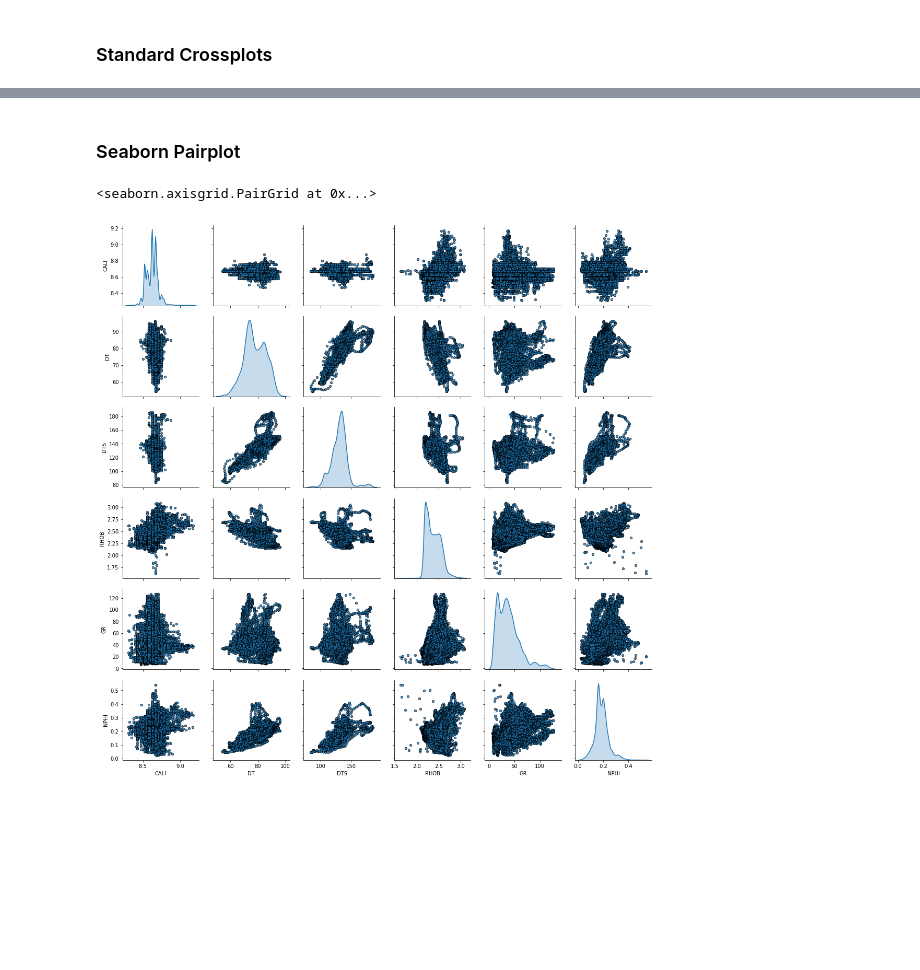
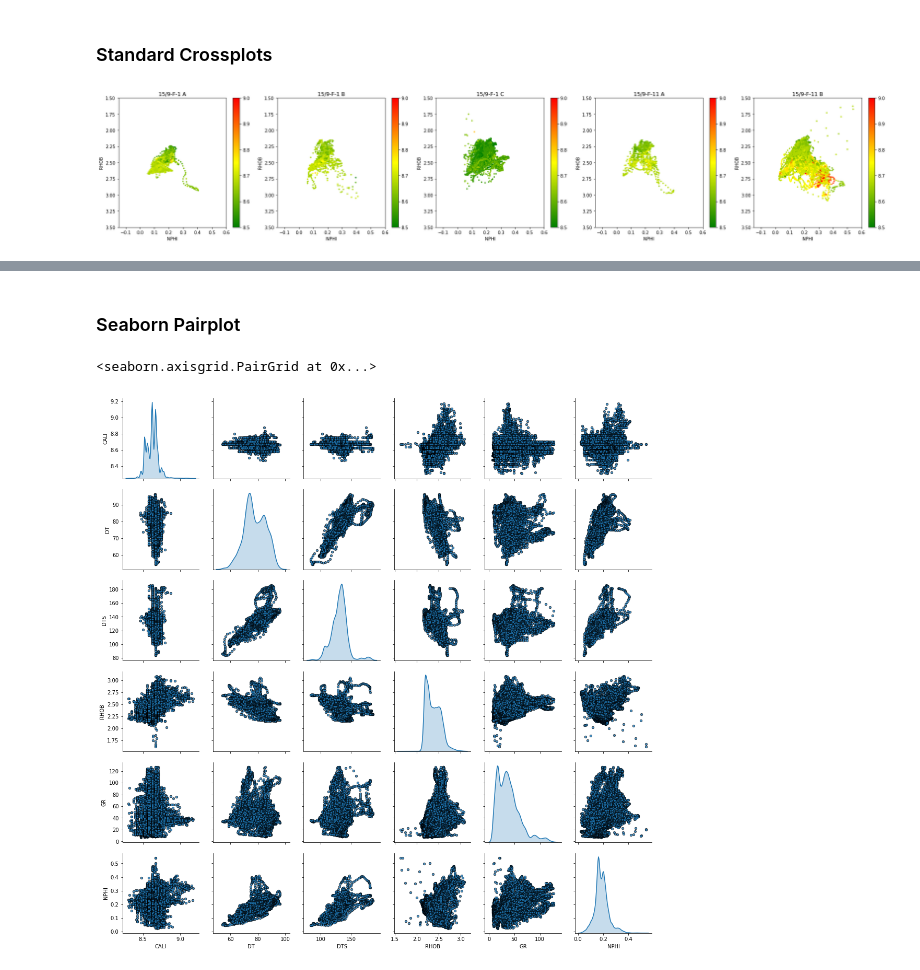
Before and after one commit to SPWLA-ORG/spwla2021_ml_workshop, a Jupyter notebook: 1.1 - Data Exploration.ipynb, the cells around one changed output, grey strips where cells are left out. Saved outputs shown, nothing was run; the diff lists cells and outputs as text; code cells hidden in the pictures; blank space fills up the shorter version.

```diff
--- a/1.1 - Data Exploration.ipynb
+++ b/1.1 - Data Exploration.ipynb
@@ -55,0 +116,24 @@ memory usage: 3.4+ MB
+# %%
+# Create Den Neu, Ac Den and Ac Neu Xplots
+import matplotlib
+def make_xplot(welldata, xvar, yvar,  color, rows=1, cols=1, xscale=[0,1], yscale=[0,1], vmin=0, vmax=1):
+    fig, axs = plt.subplots(rows, cols, figsize=(25,5))
+    cmap = matplotlib.colors.LinearSegmentedColormap.from_list("", ["green","yellow","red"])
+
+    for (name, welldata), ax in zip(grouped, axs.flat):
+        sc = ax.scatter(x=xvar, y=yvar, data=welldata, s=5, c=color, vmin=vmin, vmax=vmax, cmap=cmap)
+#         sns.scatterplot(x=xvar, y=yvar, data=welldata, hue=color, ax=ax, legend=False, palette="viridis")
+
+        ax.set_ylim(yscale[0], yscale[1])
+        ax.set_xlim(xscale[0], xscale[1])
+        ax.set_ylabel(yvar)
+        ax.set_xlabel(xvar)
+        ax.set_title(name)
+
+        fig.colorbar(sc, ax=ax)
+    plt.tight_layout()
+    plt.show()
+# %%
+make_xplot(grouped, 'NPHI', 'RHOB', 'CALI', 1, 5, [-0.15, 0.6], [3.5,1.5], 8.5, 9)
+# %% [output]
+[figure, added]
```
Also changed, not shown: parts of 8 cells of this notebook, 1 other file.
